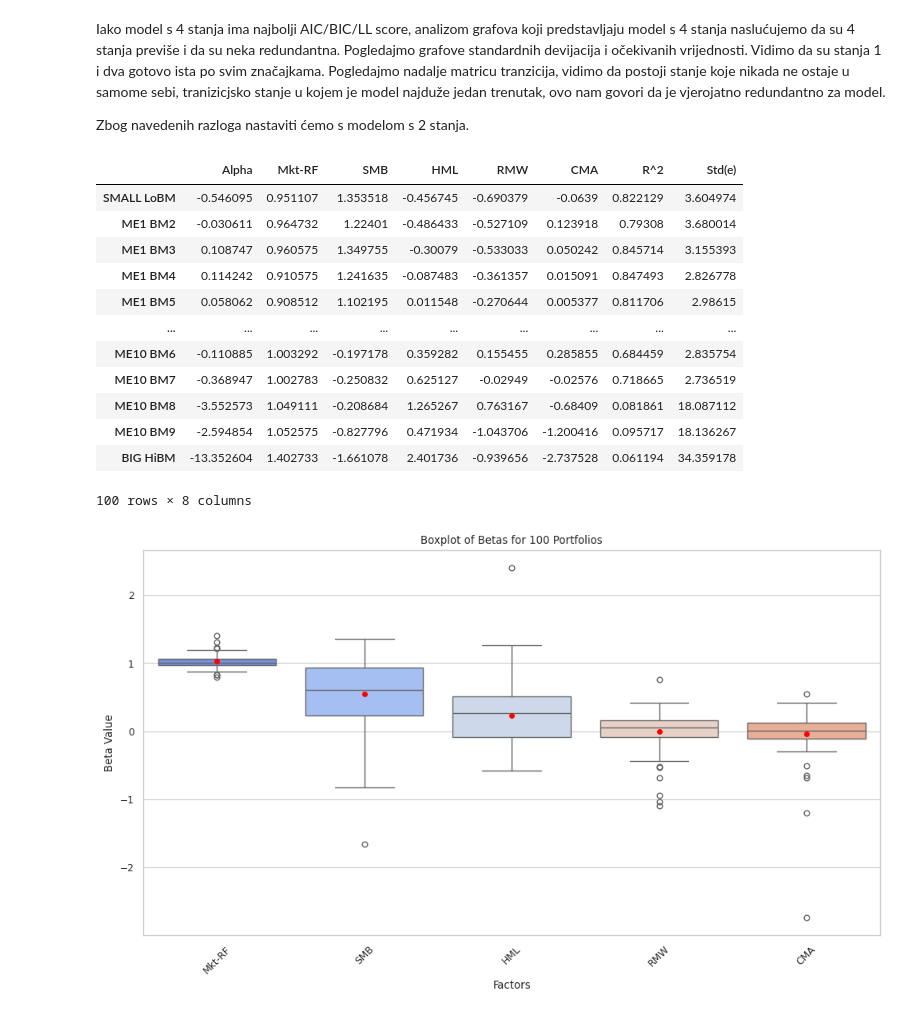
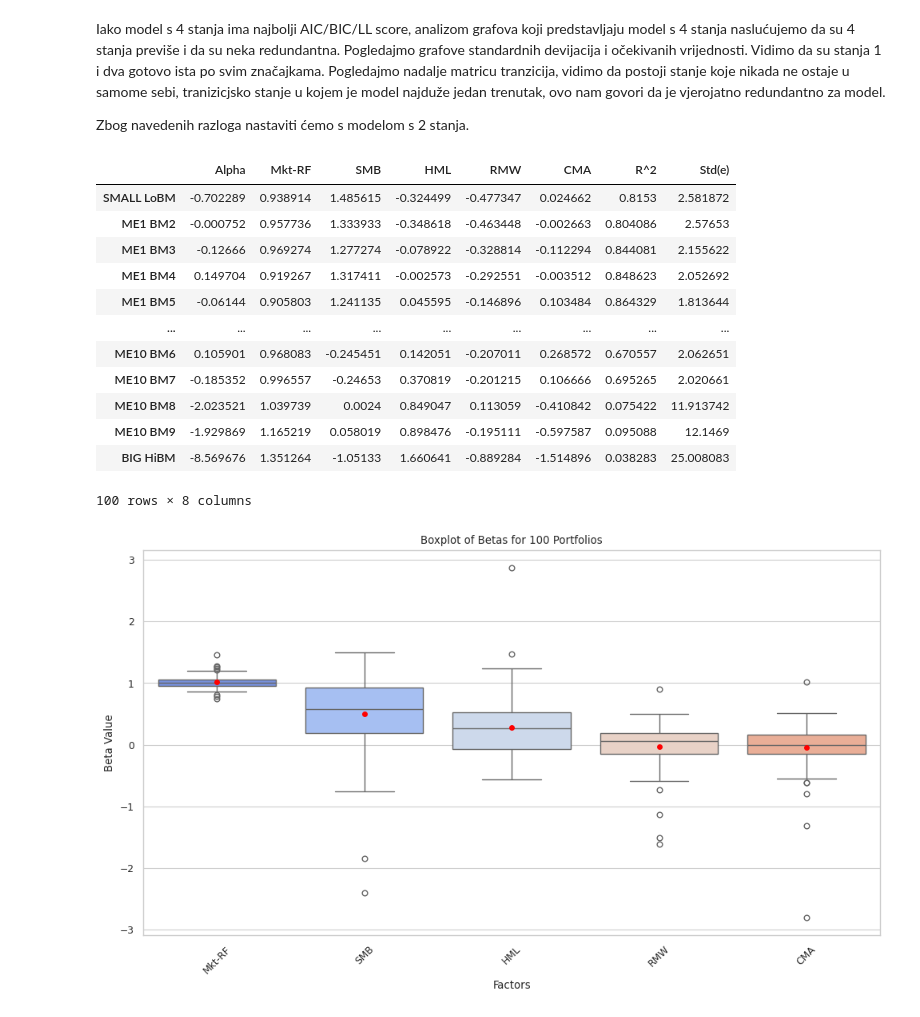
Before and after one commit to evucelic/HMM-Market-Regime-Estimation, a Jupyter notebook: fama_french_HMM.ipynb, the cells around one changed output. Saved outputs shown, nothing was run; the diff lists cells and outputs as text; code cells hidden in the pictures.

Commit message:
WLS regression instead of OLS, weighted by state probability

```diff
--- a/fama_french_HMM.ipynb
+++ b/fama_french_HMM.ipynb
@@ -611,43 +611,61 @@ Pogledajmo nadalje matricu tranzicija, vidimo da postoji stanje koje nikada ne o
 Zbog navedenih razloga nastaviti ćemo s modelom s 2 stanja.
 # %%
 excess_returns = data_fama_french_100_portfolios - model_parameters_df["RF"].values.reshape(-1, 1)
-regression_results = pd.DataFrame(
+regression_results_state_1 = pd.DataFrame(
     index=data_fama_french_100_portfolios.columns,
     columns=["Alpha", "Mkt-RF", "SMB", "HML", "RMW", "CMA", "R^2","Std(e)"],
 )
 
-for column in excess_returns.columns:
-    y = excess_returns[column]
-    X = sm.add_constant(model_parameters_df[["Mkt-RF", "SMB", "HML", "RMW", "CMA"]])
-    model = sm.OLS(y, X).fit()
+regression_results_state_2 = pd.DataFrame(
+    index=data_fama_french_100_portfolios.columns,
+    columns=["Alpha", "Mkt-RF", "SMB", "HML", "RMW", "CMA", "R^2","Std(e)"],
+)
 
-    std_e = np.sqrt(model.scale)
+for state in [0, 1]:
+    weights = state_probs_2[:, state]
 
-    regression_results.loc[column] = [
-        model.params["const"],
-        model.params["Mkt-RF"],
-        model.params["SMB"],
-        model.params["HML"],
-        model.params["RMW"],
-        model.params["CMA"],
-        model.rsquared,
-        std_e,
-    ]
+    for column in excess_returns.columns:
+        y = excess_returns[column]
+        X = sm.add_constant(model_parameters_df[["Mkt-RF", "SMB", "HML", "RMW", "CMA"]])
+        model = sm.WLS(y, X, weights=weights).fit()
 
-regression_results
+        std_e = np.sqrt(model.scale)
+
+        if state == 0:
+            regression_results_state_1.loc[column] = [
+                model.params["const"],
+                model.params["Mkt-RF"],
+                model.params["SMB"],
+                model.params["HML"],
+                model.params["RMW"],
+                model.params["CMA"],
+                model.rsquared,
+                std_e,
+            ]
+        else:
+            regression_results_state_2.loc[column] = [
+                model.params["const"],
+                model.params["Mkt-RF"],
+                model.params["SMB"],
+                model.params["HML"],
+                model.params["RMW"],
+                model.params["CMA"],
+                model.rsquared,
+                std_e,
+            ]
 # %% [output]
 |  | Alpha | Mkt-RF | SMB | HML | RMW | CMA | R^2 | Std(e) |
-| SMALL LoBM | -0.546095 | 0.951107 | 1.353518 | -0.456745 | -0.690379 | -0.0639 | 0.822129 | 3.604974 |
-| ME1 BM2 | -0.030611 | 0.964732 | 1.22401 | -0.486433 | -0.527109 | 0.123918 | 0.79308 | 3.680014 |
-| ME1 BM3 | 0.108747 | 0.960575 | 1.349755 | -0.30079 | -0.533033 | 0.050242 | 0.845714 | 3.155393 |
-| ME1 BM4 | 0.114242 | 0.910575 | 1.241635 | -0.087483 | -0.361357 | 0.015091 | 0.847493 | 2.826778 |
-| ME1 BM5 | 0.058062 | 0.908512 | 1.102195 | 0.011548 | -0.270644 | 0.005377 | 0.811706 | 2.98615 |
+| SMALL LoBM | -0.702289 | 0.938914 | 1.485615 | -0.324499 | -0.477347 | 0.024662 | 0.8153 | 2.581872 |
+| ME1 BM2 | -0.000752 | 0.957736 | 1.333933 | -0.348618 | -0.463448 | -0.002663 | 0.804086 | 2.57653 |
+| ME1 BM3 | -0.12666 | 0.969274 | 1.277274 | -0.078922 | -0.328814 | -0.112294 | 0.844081 | 2.155622 |
+| ME1 BM4 | 0.149704 | 0.919267 | 1.317411 | -0.002573 | -0.292551 | -0.003512 | 0.848623 | 2.052692 |
+| ME1 BM5 | -0.06144 | 0.905803 | 1.241135 | 0.045595 | -0.146896 | 0.103484 | 0.864329 | 1.813644 |
 | ... | ... | ... | ... | ... | ... | ... | ... | ... |
-| ME10 BM6 | -0.110885 | 1.003292 | -0.197178 | 0.359282 | 0.155455 | 0.285855 | 0.684459 | 2.835754 |
-| ME10 BM7 | -0.368947 | 1.002783 | -0.250832 | 0.625127 | -0.02949 | -0.02576 | 0.718665 | 2.736519 |
-| ME10 BM8 | -3.552573 | 1.049111 | -0.208684 | 1.265267 | 0.763167 | -0.68409 | 0.081861 | 18.087112 |
-| ME10 BM9 | -2.594854 | 1.052575 | -0.827796 | 0.471934 | -1.043706 | -1.200416 | 0.095717 | 18.136267 |
-| BIG HiBM | -13.352604 | 1.402733 | -1.661078 | 2.401736 | -0.939656 | -2.737528 | 0.061194 | 34.359178 |
+| ME10 BM6 | 0.105901 | 0.968083 | -0.245451 | 0.142051 | -0.207011 | 0.268572 | 0.670557 | 2.062651 |
+| ME10 BM7 | -0.185352 | 0.996557 | -0.24653 | 0.370819 | -0.201215 | 0.106666 | 0.695265 | 2.020661 |
+| ME10 BM8 | -2.023521 | 1.039739 | 0.0024 | 0.849047 | 0.113059 | -0.410842 | 0.075422 | 11.913742 |
+| ME10 BM9 | -1.929869 | 1.165219 | 0.058019 | 0.898476 | -0.195111 | -0.597587 | 0.095088 | 12.1469 |
+| BIG HiBM | -8.569676 | 1.351264 | -1.05133 | 1.660641 | -0.889284 | -1.514896 | 0.038283 | 25.008083 |
 100 rows × 8 columns
 # %%
 def boxplot_betas(regression_results):
@@ -661,6 +679,6 @@ def boxplot_betas(regression_results):
     plt.tight_layout()
     plt.show()
 # %%
-boxplot_betas(regression_results)
+boxplot_betas(regression_results_state_1)
 # %% [output]
-[figure, old version]
+[figure, new version]
```
